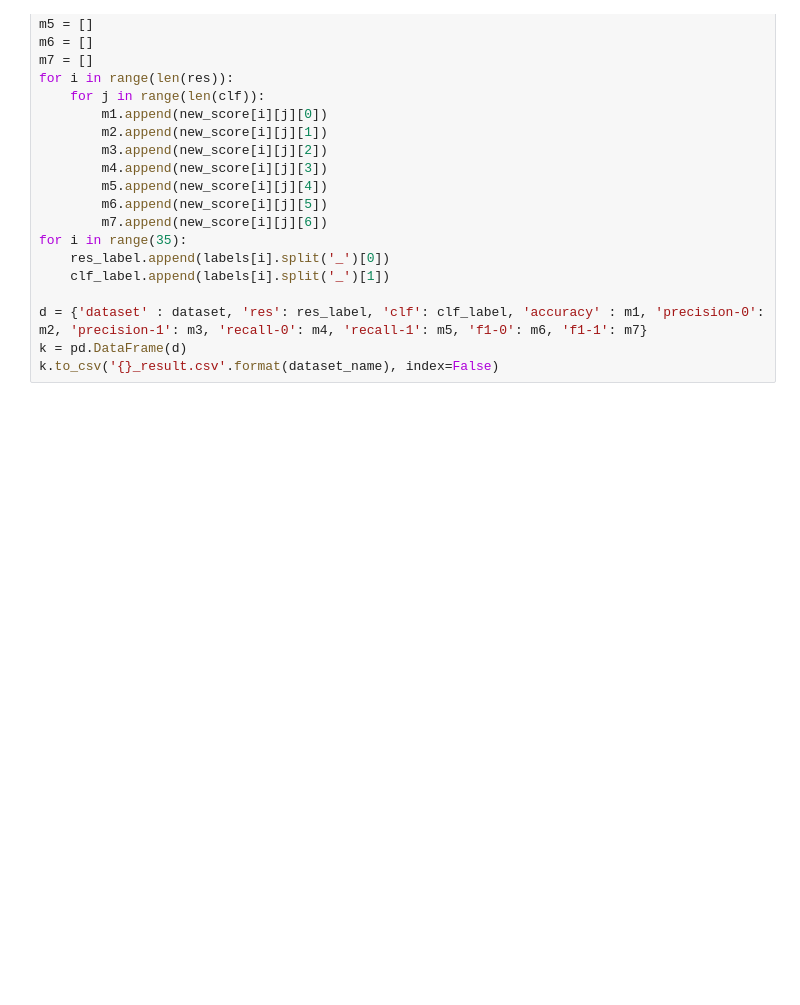
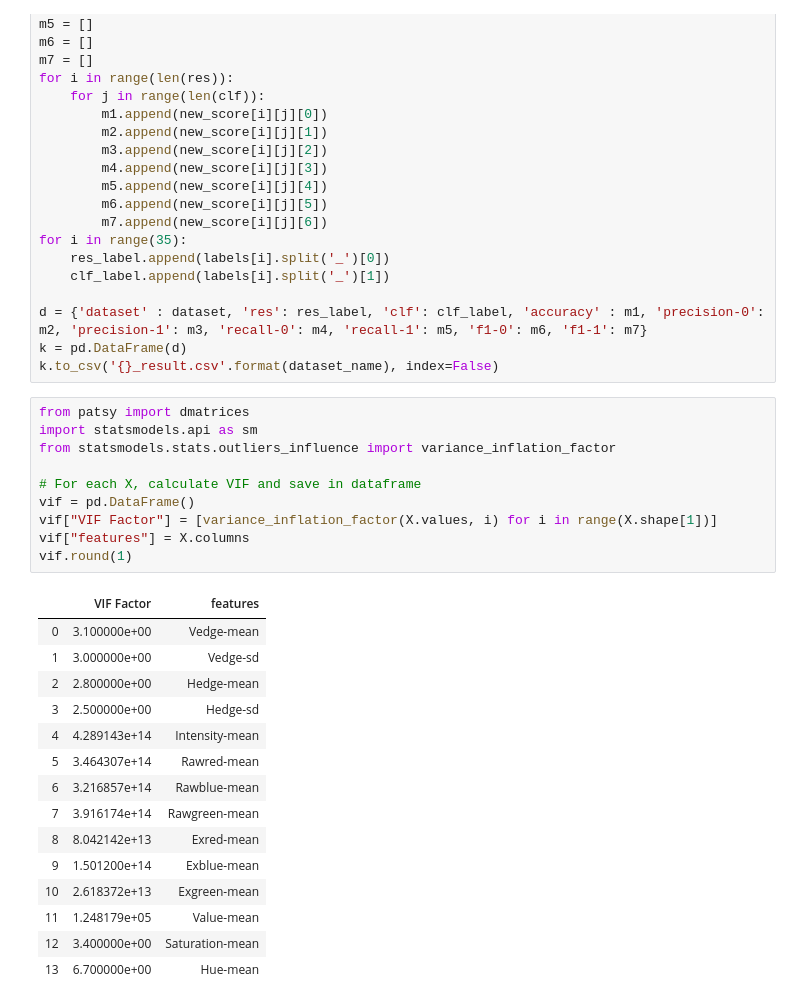
Before and after one commit to zkgz/skripsi, a Jupyter notebook: segment.ipynb, the cells around one changed output. Saved outputs shown, nothing was run; the diff lists cells and outputs as text; blank space fills up the shorter version.

```diff
--- a/segment.ipynb
+++ b/segment.ipynb
@@ -545,3 +533,29 @@ for i in range(35):
 d = {'dataset' : dataset, 'res': res_label, 'clf': clf_label, 'accuracy' : m1, 'precision-0': m2, 'precision-1': m3, 'recall-0': m4, 'recall-1': m5, 'f1-0': m6, 'f1-1': m7}
 k = pd.DataFrame(d)
 k.to_csv('{}_result.csv'.format(dataset_name), index=False)
+# %%
+from patsy import dmatrices
+import statsmodels.api as sm
+from statsmodels.stats.outliers_influence import variance_inflation_factor
+
+# For each X, calculate VIF and save in dataframe
+vif = pd.DataFrame()
+vif["VIF Factor"] = [variance_inflation_factor(X.values, i) for i in range(X.shape[1])]
+vif["features"] = X.columns
+vif.round(1)
+# %% [output]
+|  | VIF Factor | features |
+| 0 | 3.100000e+00 | Vedge-mean |
+| 1 | 3.000000e+00 | Vedge-sd |
+| 2 | 2.800000e+00 | Hedge-mean |
+| 3 | 2.500000e+00 | Hedge-sd |
+| 4 | 4.289143e+14 | Intensity-mean |
+| 5 | 3.464307e+14 | Rawred-mean |
+| 6 | 3.216857e+14 | Rawblue-mean |
+| 7 | 3.916174e+14 | Rawgreen-mean |
+| 8 | 8.042142e+13 | Exred-mean |
+| 9 | 1.501200e+14 | Exblue-mean |
+| 10 | 2.618372e+13 | Exgreen-mean |
+| 11 | 1.248179e+05 | Value-mean |
+| 12 | 3.400000e+00 | Saturation-mean |
+| 13 | 6.700000e+00 | Hue-mean |
```
Also changed, not shown: parts of 7 cells of this notebook, 5 other files.
